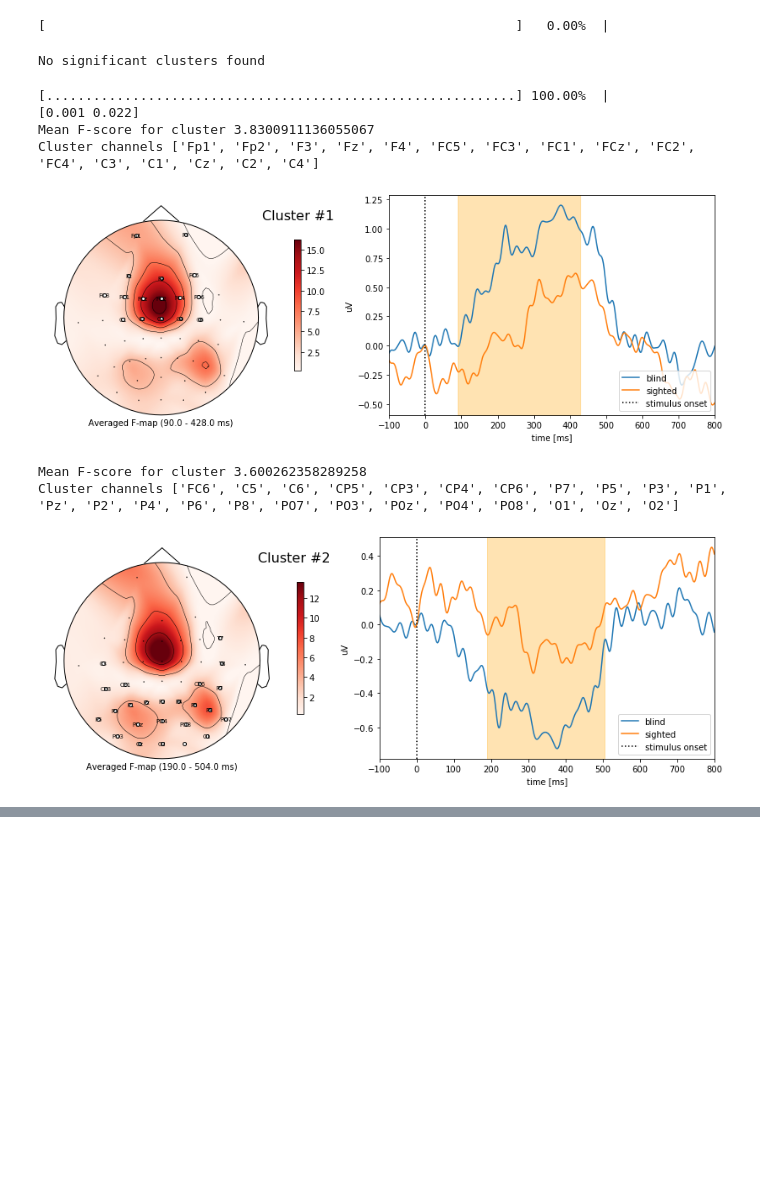
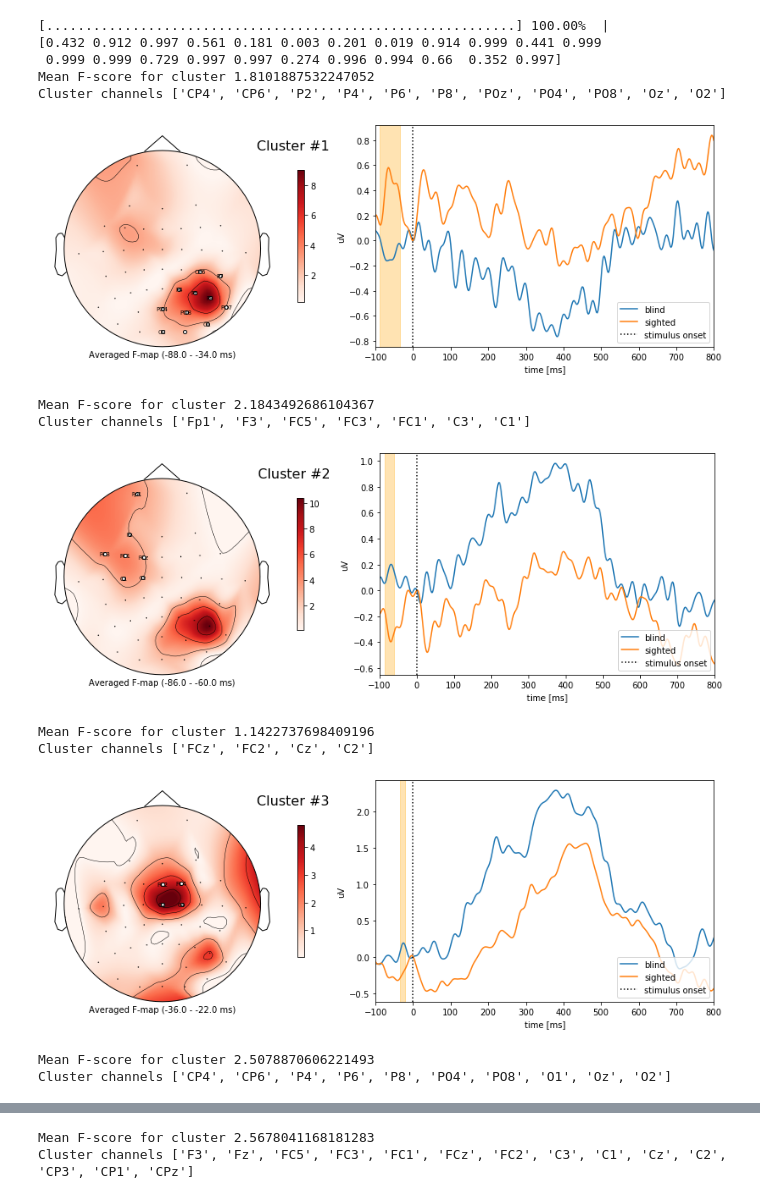
Before and after one commit to eegdude/erp_analysis, a Jupyter notebook: nb_stats.ipynb, the cells around one changed output, grey strips where cells are left out. Saved outputs shown, nothing was run; the diff lists cells and outputs as text; code cells hidden in the pictures; blank space fills up the shorter version.

```diff
--- a/nb_stats.ipynb
+++ b/nb_stats.ipynb
@@ -27,6 +24,8 @@ plt.rcParams['figure.figsize'] = [12,6]
 # %%
 # Load dataset into memory (if short of memory, use preload=False)
 ds = dataset.DatasetReader(data_path=folders.database_path_car, preload=True)
+# %%
+ds = dataset.DatasetReader(data_path=folders.database_path, preload=True)
 # %%
 # target vs nontarget -- for illiustration of the method
 target = []
@@ -202,46 +162,49 @@ times = blind[0].times * 1e3
 
 stats = aps.cluster_and_plot(X, info, times, condition_names=condition_names,
                     threshold=None, n_permutations=1000, tail=1, n_jobs=4)
-# %% [output]
-[                                                            ]   0.00%  |
-No significant clusters found
 # %%
 # target blind vs sighted - letter averaged
 blind = []
 sighted = []
 condition_names = ['blind', 'sighted']
 
 
 for user in set(ds.markup.loc[ds.markup['blind'] == 1]['user']):
     for session in set(ds.markup.loc[ds.markup['user'] == user]['session_id']):
         subset_blind = ds.markup.loc[   (ds.markup['user'] == user) &
                                         (ds.markup['reg'] == 'brl_static6_all8') &
                                         (ds.markup['session_id'] == session)
                                     ]
         blind.append(aps.subset(ds, subset_blind)['delta'].crop(tmax=0.8).drop_channels(['ecg', 'A1', 'A2']))
 
 for user in set(ds.markup.loc[ds.markup['blind'] == 0]['user']):
     for session in set(ds.markup.loc[ds.markup['user'] == user]['session_id']):
         subset_sighted = ds.markup.loc[ (ds.markup['user'] == user) &
                                         (ds.markup['reg'] == 'brl_static6_all8') &
                                         (ds.markup['session_id'] == session)
                                     ]
         sighted.append(aps.subset(ds, subset_sighted)['delta'].crop(tmax=0.8).drop_channels(['ecg', 'A1', 'A2']))
 
 
 X = [np.array([a.data.T for a in blind]),
     np.array([a.data.T for a in sighted])]
 info = blind[0].info
 times = blind[0].times * 1e3
 
 stats = aps.cluster_and_plot(X, info, times, condition_names=condition_names,
-                    threshold=None, n_permutations=1000, tail=1, n_jobs=1)
+                    threshold=None, n_permutations=1000, tail=1, n_jobs=1, cutoff_pval=1)
 # %% [output]
 [............................................................] 100.00%  |
-[0.001 0.022]
-Mean F-score for cluster 3.8300911136055067
-Cluster channels ['Fp1', 'Fp2', 'F3', 'Fz', 'F4', 'FC5', 'FC3', 'FC1', 'FCz', 'FC2', 'FC4', 'C3', 'C1', 'Cz', 'C2', 'C4']
+[0.432 0.912 0.997 0.561 0.181 0.003 0.201 0.019 0.914 0.999 0.441 0.999
+ 0.999 0.999 0.729 0.997 0.997 0.274 0.996 0.994 0.66  0.352 0.997]
+Mean F-score for cluster 1.8101887532247052
+Cluster channels ['CP4', 'CP6', 'P2', 'P4', 'P6', 'P8', 'POz', 'PO4', 'PO8', 'Oz', 'O2']
-[figure, old version]
+[figure, new version]
-Mean F-score for cluster 3.600262358289258
-Cluster channels ['FC6', 'C5', 'C6', 'CP5', 'CP3', 'CP4', 'CP6', 'P7', 'P5', 'P3', 'P1', 'Pz', 'P2', 'P4', 'P6', 'P8', 'PO7', 'PO3', 'POz', 'PO4', 'PO8', 'O1', 'Oz', 'O2']
+Mean F-score for cluster 2.1843492686104367
+Cluster channels ['Fp1', 'F3', 'FC5', 'FC3', 'FC1', 'C3', 'C1']
-[figure, old version]
+[figure, new version]
+Mean F-score for cluster 1.1422737698409196
+Cluster channels ['FCz', 'FC2', 'Cz', 'C2']
+[figure, added]
+Mean F-score for cluster 2.5078870606221493
+Cluster channels ['CP4', 'CP6', 'P4', 'P6', 'P8', 'PO4', 'PO8', 'O1', 'Oz', 'O2']
@@ -247,0 +212,2 @@ Cluster channels ['FC6', 'C5', 'C6', 'CP5', 'CP3', 'CP4', 'CP6', 'P7', 'P5', 'P3
+Mean F-score for cluster 2.5678041168181283
+Cluster channels ['F3', 'Fz', 'FC5', 'FC3', 'FC1', 'FCz', 'FC2', 'C3', 'C1', 'Cz', 'C2', 'CP3', 'CP1', 'CPz']
```
Also changed, not shown: parts of 7 cells of this notebook.
